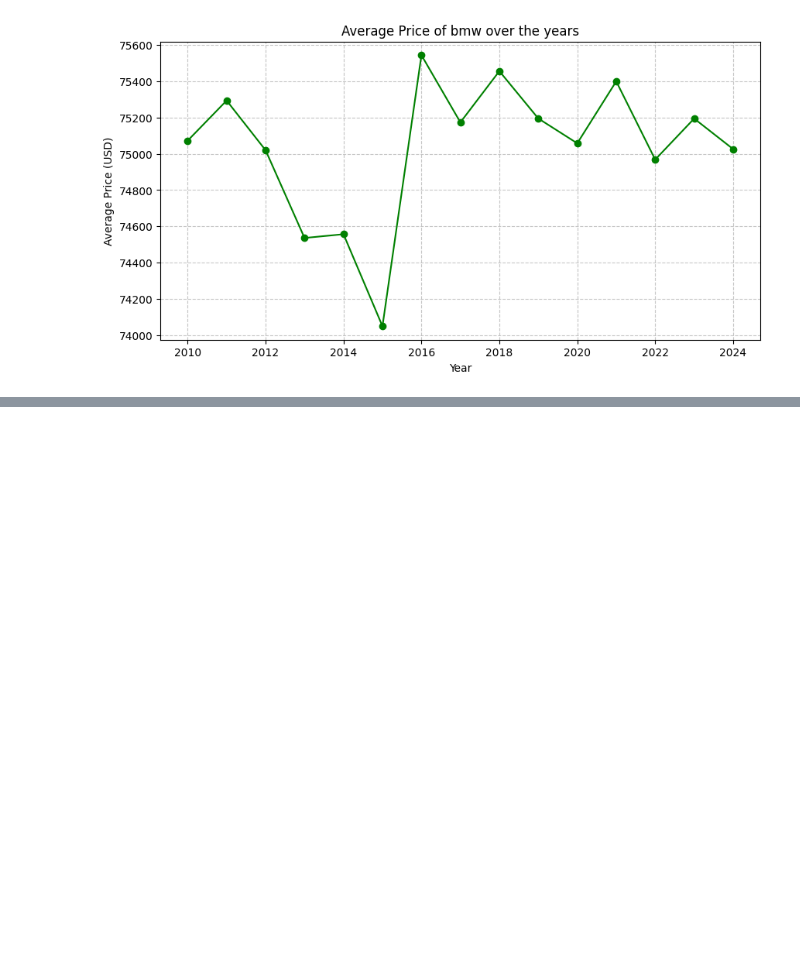
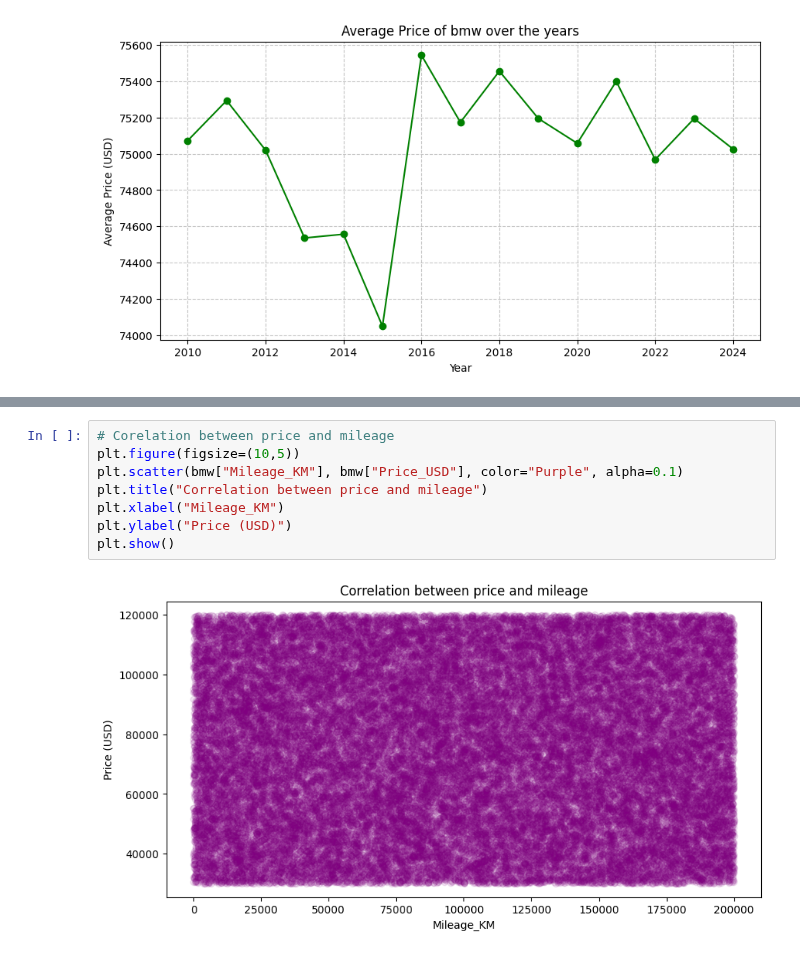
Before and after one commit to subashveda2-lgtm/Data-Science-and-analysis, a Jupyter notebook: project1.ipynb, the cells around one changed output, grey strips where cells are left out. Cells and saved outputs as stored; diff of their text form; blank space fills up the shorter version.

```diff
--- a/project1.ipynb
+++ b/project1.ipynb
@@ -1177,0 +1189,10 @@ plt.show()
+# %%
+# Corelation between price and mileage
+plt.figure(figsize=(10,5))
+plt.scatter(bmw["Mileage_KM"], bmw["Price_USD"], color="Purple", alpha=0.1)
+plt.title("Correlation between price and mileage")
+plt.xlabel("Mileage_KM")
+plt.ylabel("Price (USD)")
+plt.show()
+# %% [output]
+[figure, added]
```
Also changed, not shown: parts of 2 cells of this notebook.
